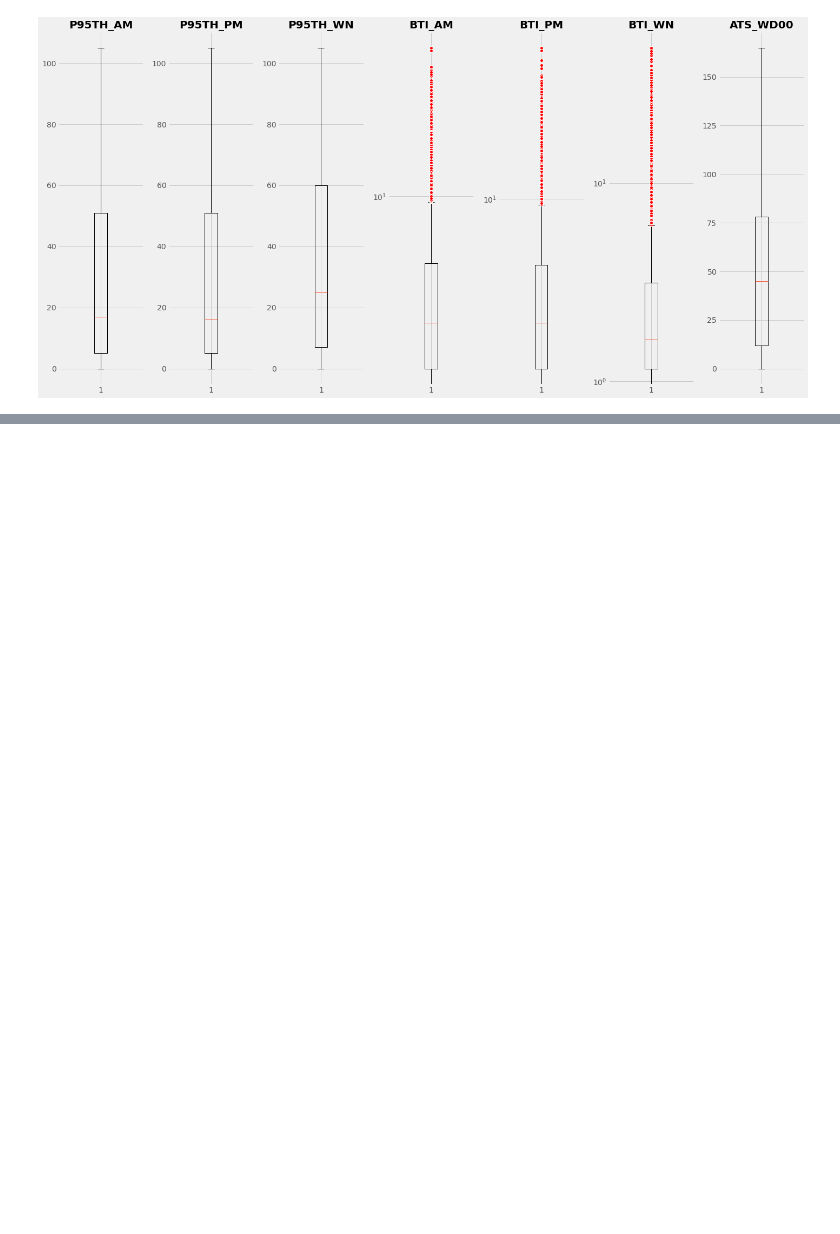
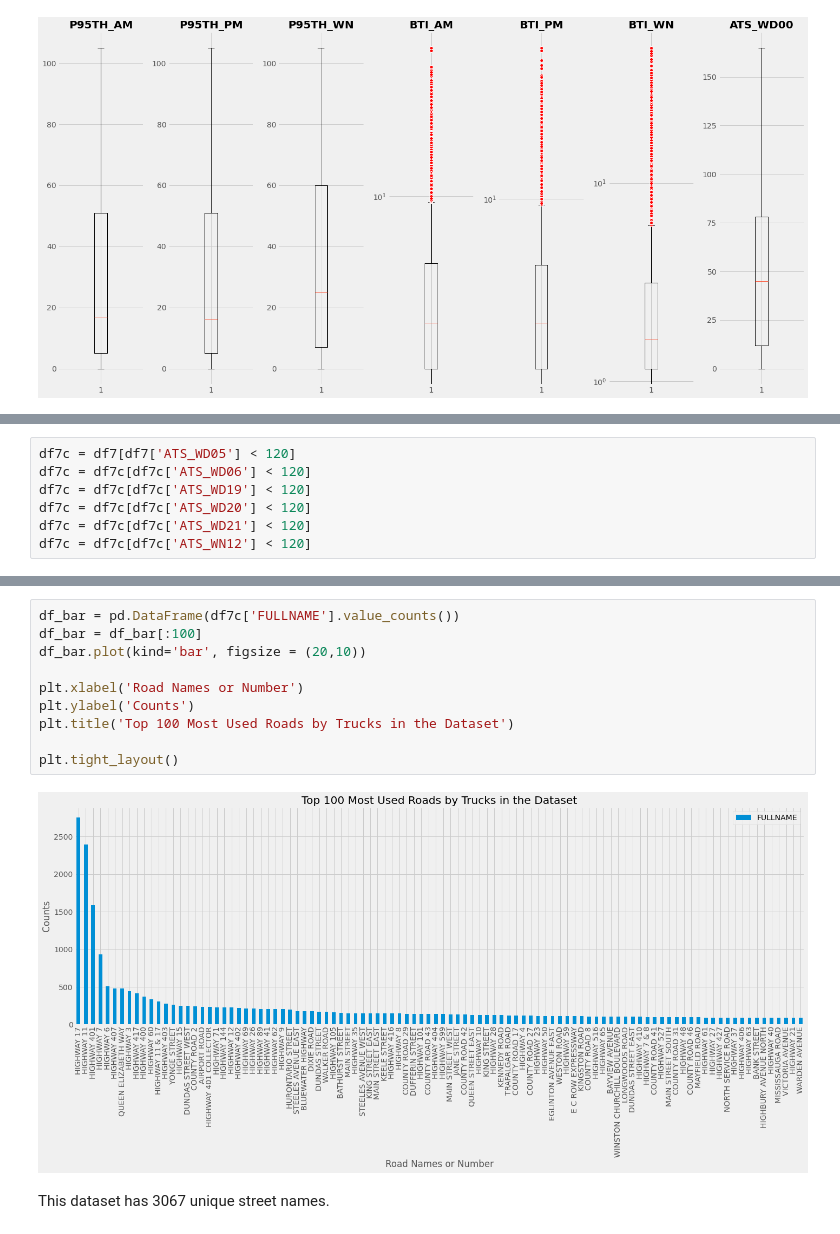
Before and after one commit to ilyasbh/CIND820, a Jupyter notebook: CIND820_Project_IB.ipynb, the cells around one changed output, grey strips where cells are left out. Cells and saved outputs as stored; diff of their text form; blank space fills up the shorter version.

```diff
--- a/CIND820_Project_IB.ipynb
+++ b/CIND820_Project_IB.ipynb
@@ -1147,0 +1328,7 @@ plt.tight_layout()
+# %%
+df7c = df7[df7['ATS_WD05'] < 120]
+df7c = df7c[df7c['ATS_WD06'] < 120]
+df7c = df7c[df7c['ATS_WD19'] < 120]
+df7c = df7c[df7c['ATS_WD20'] < 120]
+df7c = df7c[df7c['ATS_WD21'] < 120]
+df7c = df7c[df7c['ATS_WN12'] < 120]
@@ -1147,0 +1365,14 @@ plt.tight_layout()
+# %%
+df_bar = pd.DataFrame(df7c['FULLNAME'].value_counts())
+df_bar = df_bar[:100]
+df_bar.plot(kind='bar', figsize = (20,10))
+
+plt.xlabel('Road Names or Number')
+plt.ylabel('Counts')
+plt.title('Top 100 Most Used Roads by Trucks in the Dataset')
+
+plt.tight_layout()
+# %% [output]
+[figure, added]
+# %% [markdown]
+This dataset has 3067 unique street names.
```
Also changed, not shown: parts of 100 cells of this notebook.
